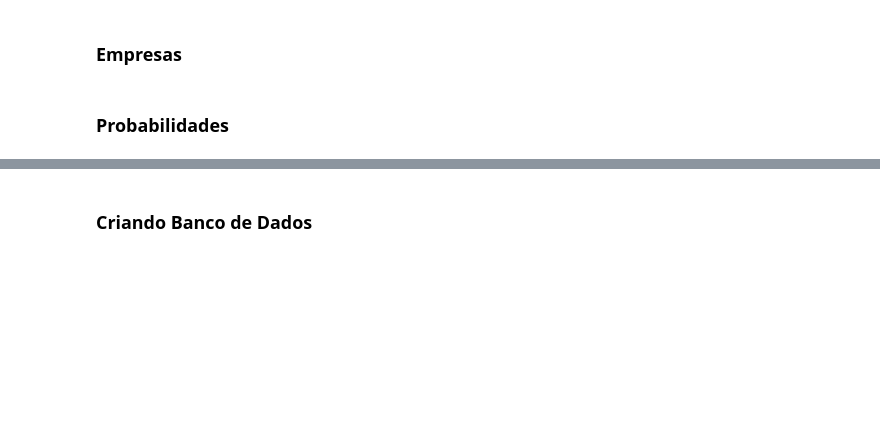
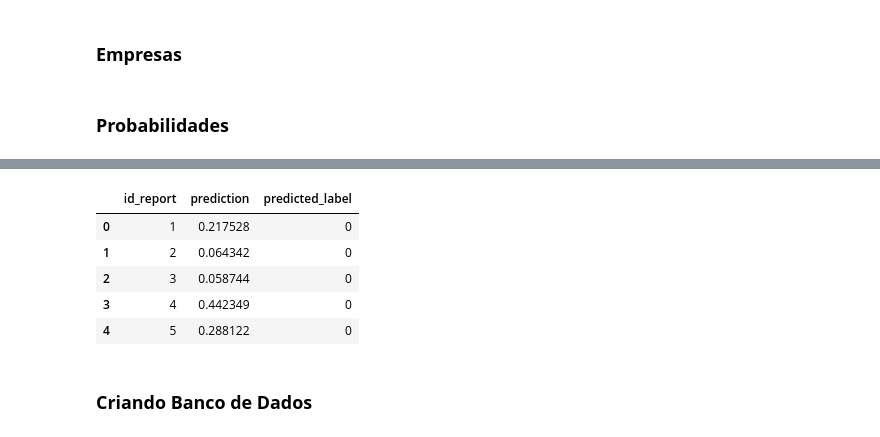
Before and after one commit to pedrohmvv/Consumidor-Gov, a Jupyter notebook: notebooks/analisys.ipynb, the cells around one changed output, grey strips where cells are left out. Drawn from its saved outputs; the diff is of its cells as text; code cells hidden in the pictures; blank space fills up the shorter version.

```diff
--- a/notebooks/analisys.ipynb
+++ b/notebooks/analisys.ipynb
@@ -764,0 +801,5 @@ AttributeError: Can't get attribute 'TextCleaner' on <module '__main__'>
+# %%
+X_processed = preprocessor.fit_transform(X)
+# %%
+probs = ann_model.predict(X_processed)
+preds = probs.flatten()
@@ -765,3 +808,19 @@ AttributeError: Can't get attribute 'TextCleaner' on <module '__main__'>
+# %%
+predictions = DataFrame({
+    'id_report': ids,
+    'prediction': preds
+})
+# %%
+predictions['predicted_label'] = (predictions['prediction'] > 0.5).astype(int)
+# %%
+predictions.head()
+# %% [output]
+|  | id_report | prediction | predicted_label |
+| 0 | 1 | 0.217528 | 0 |
+| 1 | 2 | 0.064342 | 0 |
+| 2 | 3 | 0.058744 | 0 |
+| 3 | 4 | 0.442349 | 0 |
+| 4 | 5 | 0.288122 | 0 |
 # %% [markdown]
 ### **Criando Banco de Dados**
 # %%
```
Also changed, not shown: parts of 20 cells of this notebook, 12 other files.
